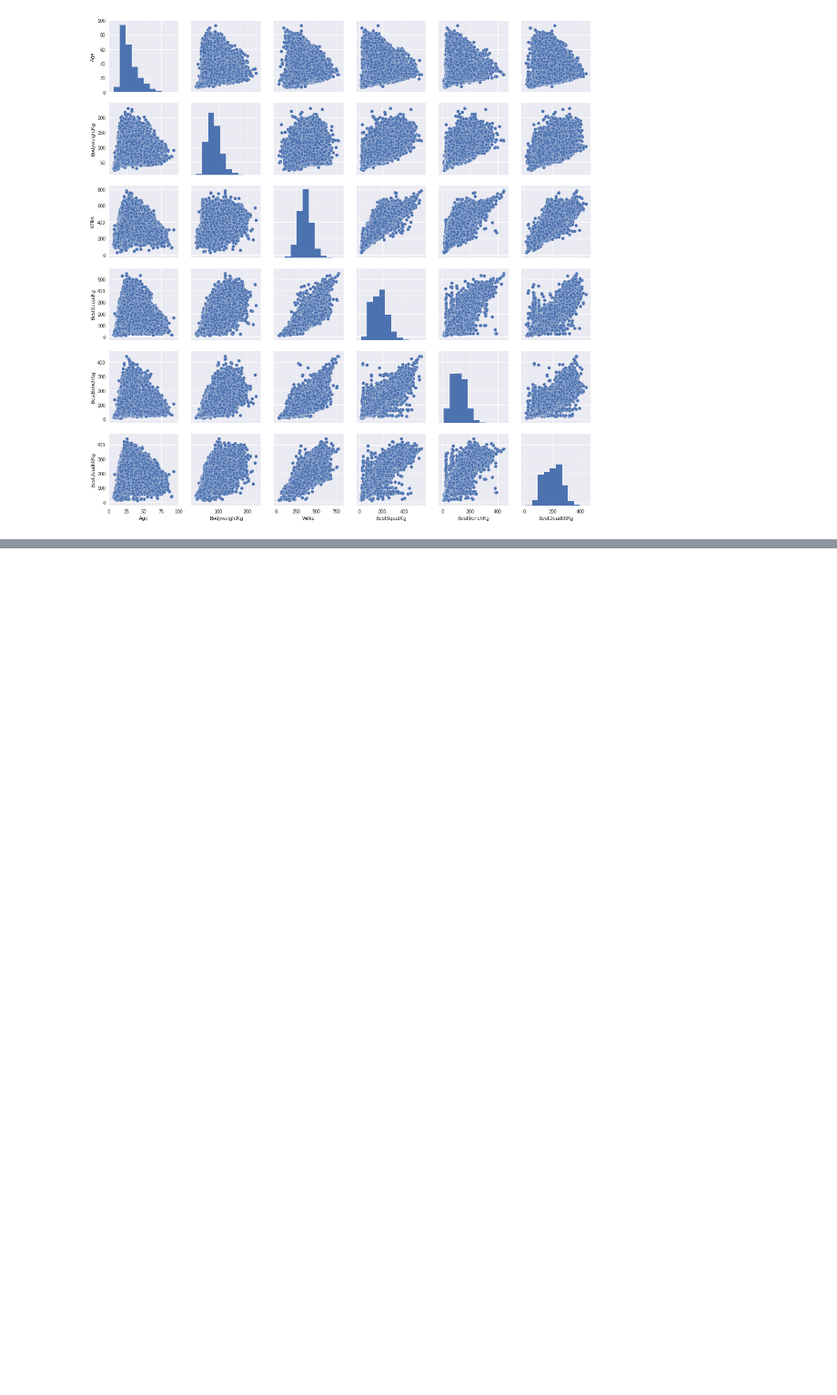
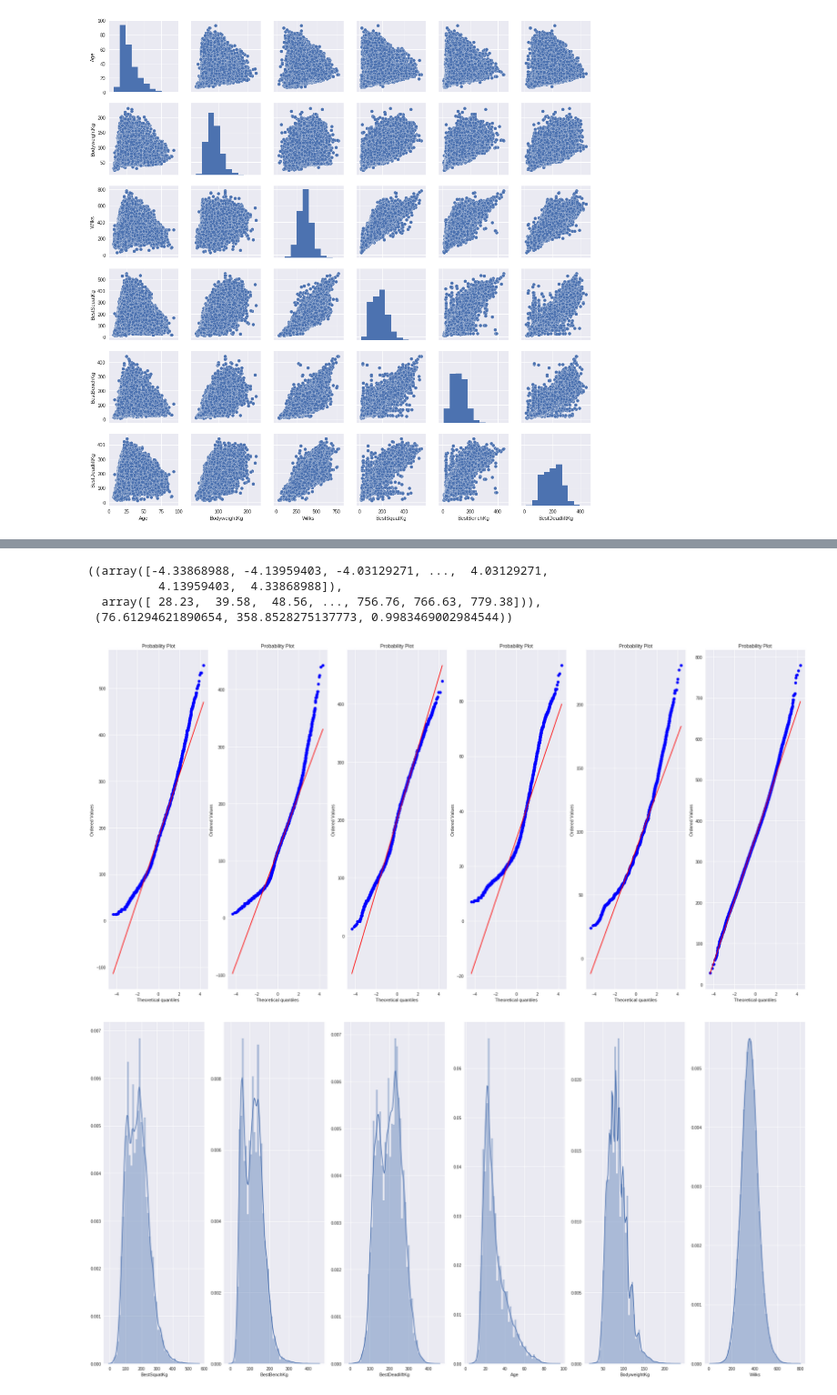
Before and after one commit to tjysdsg/powerlifting-prediction, a Jupyter notebook: Powerlifting_Prediction.ipynb, the cells around one changed output, grey strips where cells are left out. Shown at 91% size. Drawn from its saved outputs; the diff is of its cells as text; code cells hidden in the pictures; blank space fills up the shorter version.

```diff
--- a/Powerlifting_Prediction.ipynb
+++ b/Powerlifting_Prediction.ipynb
@@ -71,0 +57,67 @@ sns.distplot(data_cleaned['Wilks'],ax=ax[5])
+# %%
+%matplotlib inline
+import matplotlib.pyplot as plt
+import seaborn as sns;sns.set();
+import statsmodels.api as sm
+from scipy import stats
+
+# qqplot
+qq_fig,qq_ax = plt.subplots(1,6)
+qq_fig.set_size_inches(30, 15)
+stats.probplot(data_cleaned['BestSquatKg'], plot=qq_ax[0])
+stats.probplot(data_cleaned['BestBenchKg'], plot=qq_ax[1])
+stats.probplot(data_cleaned['BestDeadliftKg'], plot=qq_ax[2])
+stats.probplot(data_cleaned['Age'], plot=qq_ax[3])
+stats.probplot(data_cleaned['BodyweightKg'], plot=qq_ax[4])
+stats.probplot(data_cleaned['Wilks'], plot=qq_ax[5])
+
+# distplot before transformation
+fig,ax = plt.subplots(1,6)
+fig.set_size_inches(30, 15)
+sns.distplot(data_cleaned['BestSquatKg'],ax=ax[0])
+sns.distplot(data_cleaned['BestBenchKg'],ax=ax[1])
+sns.distplot(data_cleaned['BestDeadliftKg'],ax=ax[2])
+sns.distplot(data_cleaned['Age'],ax=ax[3])
+sns.distplot(data_cleaned['BodyweightKg'],ax=ax[4])
+sns.distplot(data_cleaned['Wilks'],ax=ax[5])
+
+# Applying boxcox transformation
+data_final = data_cleaned.copy()
+"""
+important here
+must store the lambda value for reversing it after prediction
+"""
+lambs = np.zeros(6)
+data_final["BestSquatKg"],lambs[0] = stats.boxcox(data_cleaned["BestSquatKg"])
+data_final["BestBenchKg"],lambs[1] = stats.boxcox(data_cleaned["BestBenchKg"])
+data_final["BestDeadliftKg"],lambs[2] = stats.boxcox(data_cleaned["BestDeadliftKg"])
+#data_final["Age"],lambs[3] = stats.boxcox(data_cleaned["Age"])
+#data_final["Wilks"],lambs[4] = stats.boxcox(data_cleaned["Wilks"])
+#data_final["BodyweightKg"],lambs[5] = stats.boxcox(data_cleaned["Wilks"])
+
+# distplot after transformation
+fig,ax = plt.subplots(1,6)
+fig.set_size_inches(30, 15)
+sns.distplot(data_final['BestSquatKg'],ax=ax[0])
+sns.distplot(data_final['BestBenchKg'],ax=ax[1])
+sns.distplot(data_final['BestDeadliftKg'],ax=ax[2])
+sns.distplot(data_final['Age'],ax=ax[3])
+sns.distplot(data_final['BodyweightKg'],ax=ax[4])
+sns.distplot(data_final['Wilks'],ax=ax[5])
+
+# qqplot after transformation
+qq_fig,qq_ax = plt.subplots(1,6)
+qq_fig.set_size_inches(30, 15)
+stats.probplot(data_final['BestSquatKg'], plot=qq_ax[0])
+stats.probplot(data_final['BestBenchKg'], plot=qq_ax[1])
+stats.probplot(data_final['BestDeadliftKg'], plot=qq_ax[2])
+stats.probplot(data_final['Age'], plot=qq_ax[3])
+stats.probplot(data_final['BodyweightKg'], plot=qq_ax[4])
+stats.probplot(data_final['Wilks'], plot=qq_ax[5])
+# %% [output]
+((array([-4.33868988, -4.13959403, -4.03129271, ...,  4.03129271,
+          4.13959403,  4.33868988]),
+  array([ 28.23,  39.58,  48.56, ..., 756.76, 766.63, 779.38])),
+ (76.61294621890654, 358.8528275137773, 0.9983469002984544))
+[figure, added]
+[figure, added]
```
Also changed, not shown: parts of 8 cells of this notebook.
